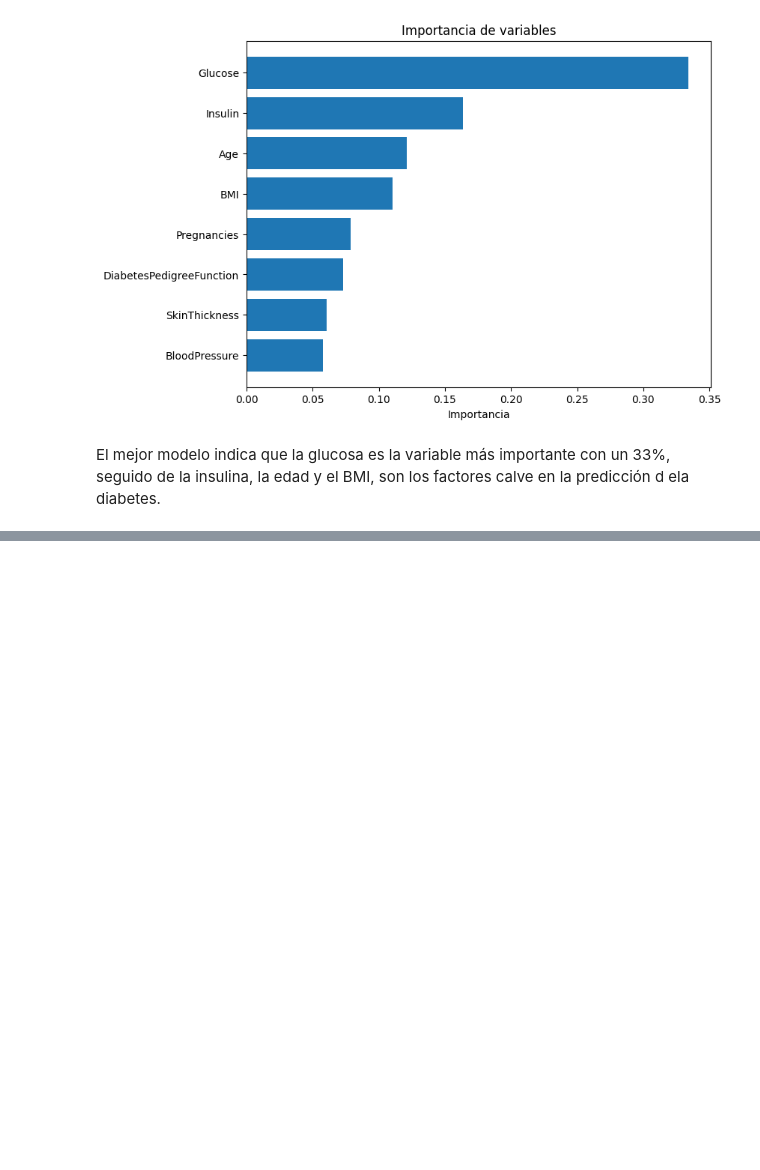
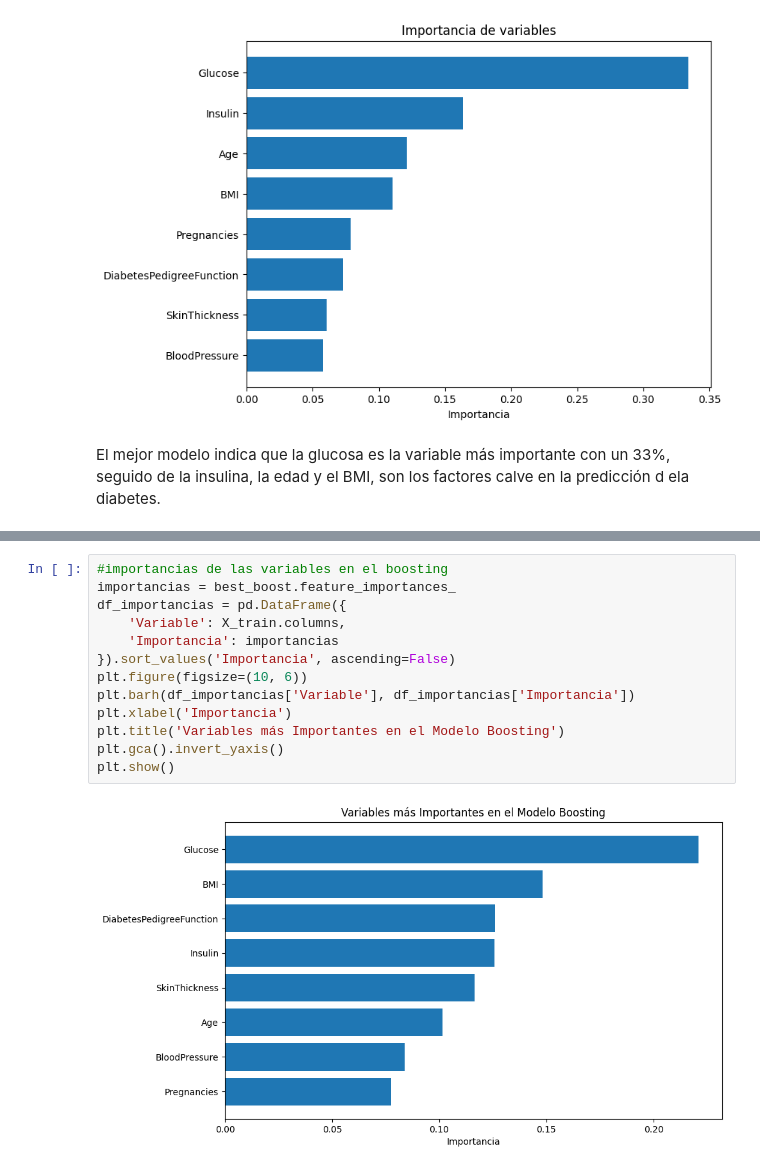
Before and after one commit to 4GeeksAcademy/esanchez_boosting1, a Jupyter notebook: src/explore.ipynb, the cells around one changed output, grey strips where cells are left out. Cells and saved outputs as stored; diff of their text form; blank space fills up the shorter version.

```diff
--- a/src/explore.ipynb
+++ b/src/explore.ipynb
@@ -575,0 +783,15 @@ El mejor modelo indica que la glucosa es la variable más importante con un 33%,
+# %%
+#importancias de las variables en el boosting
+importancias = best_boost.feature_importances_
+df_importancias = pd.DataFrame({
+    'Variable': X_train.columns,
+    'Importancia': importancias
+}).sort_values('Importancia', ascending=False)
+plt.figure(figsize=(10, 6))
+plt.barh(df_importancias['Variable'], df_importancias['Importancia'])
+plt.xlabel('Importancia')
+plt.title('Variables más Importantes en el Modelo Boosting')
+plt.gca().invert_yaxis()
+plt.show()
+# %% [output]
+[figure, added]
```
Also changed, not shown: parts of 12 cells of this notebook.
